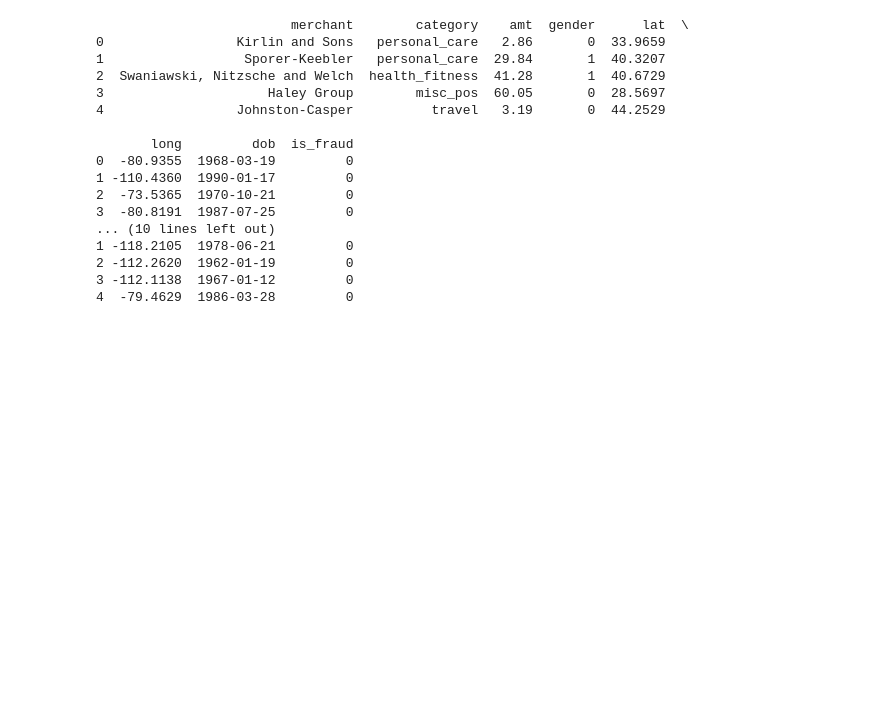
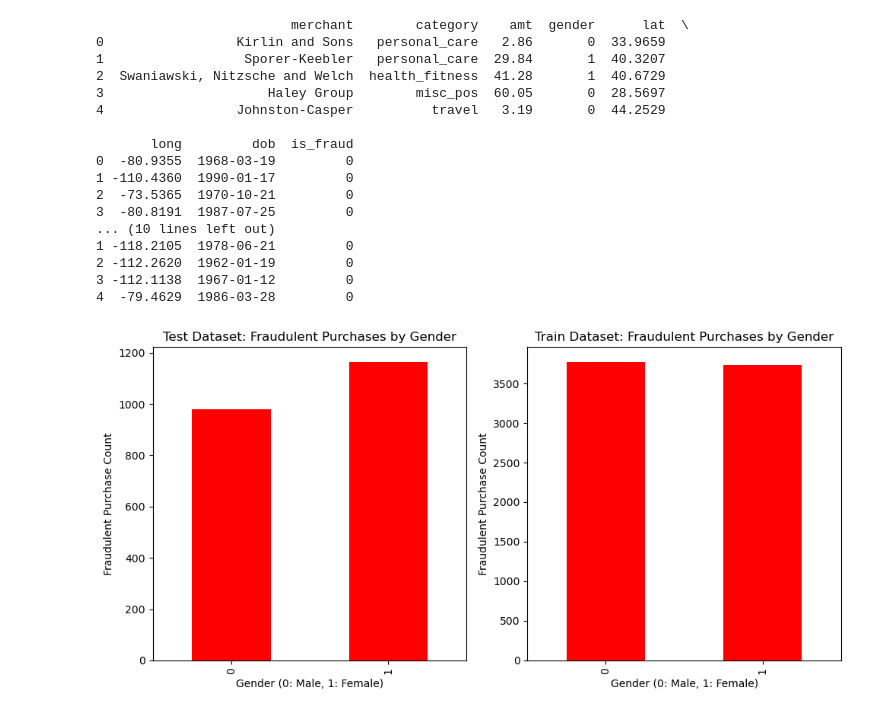
Before and after one commit to liamba05/CreditCardFraudDetection, a Jupyter notebook: data/read_clean_DS3000.ipynb, the cells around one changed output. Saved outputs shown, nothing was run; the diff lists cells and outputs as text; code cells hidden in the pictures; blank space fills up the shorter version.

Commit message:
Added my graph to the read_clean_DS3000 file

```diff
--- a/data/read_clean_DS3000.ipynb
+++ b/data/read_clean_DS3000.ipynb
@@ -72,0 +72,24 @@ print(train_df.head())
+# %%
+# Filter the data to only show fraudulent transactions and group by gender
+test_fraud = test_df[test_df['is_fraud'] == 1].groupby('gender').size()
+train_fraud = train_df[train_df['is_fraud'] == 1].groupby('gender').size()
+
+# Creating subplots for side-by-side comparison
+fig, axes = plt.subplots(nrows=1, ncols=2, figsize=(10, 5))
+
+# Bar chart for test dataset showing only fraudulent purchases
+test_fraud.plot(kind='bar', ax=axes[0], color='red')
+axes[0].set_title('Test Dataset: Fraudulent Purchases by Gender')
+axes[0].set_xlabel('Gender (0: Male, 1: Female)')
+axes[0].set_ylabel('Fraudulent Purchase Count')
+
+# Bar chart for train dataset showing only fraudulent purchases
+train_fraud.plot(kind='bar', ax=axes[1], color='red')
+axes[1].set_title('Train Dataset: Fraudulent Purchases by Gender')
+axes[1].set_xlabel('Gender (0: Male, 1: Female)')
+axes[1].set_ylabel('Fraudulent Purchase Count')
+
+plt.tight_layout()
+plt.show()
+# %% [output]
+[figure, added]
```
Also changed, not shown: parts of 3 cells of this notebook.
